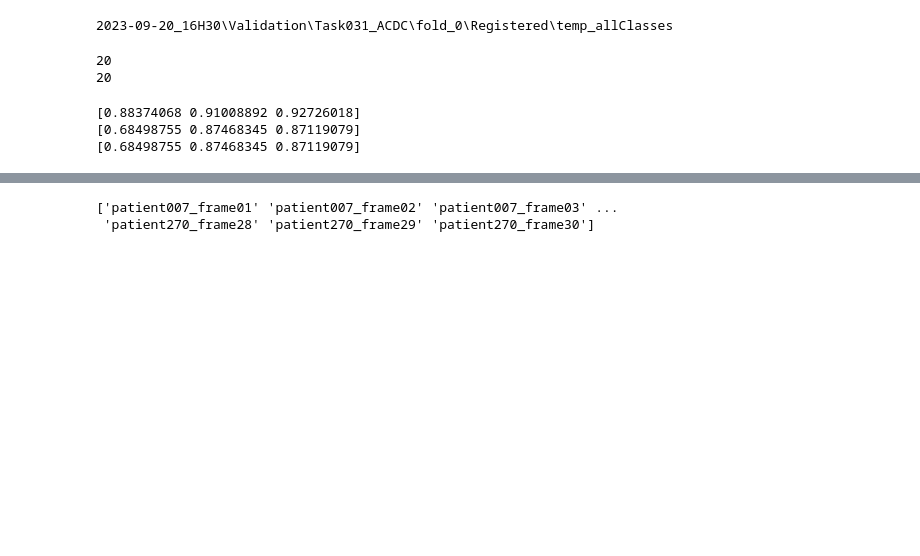
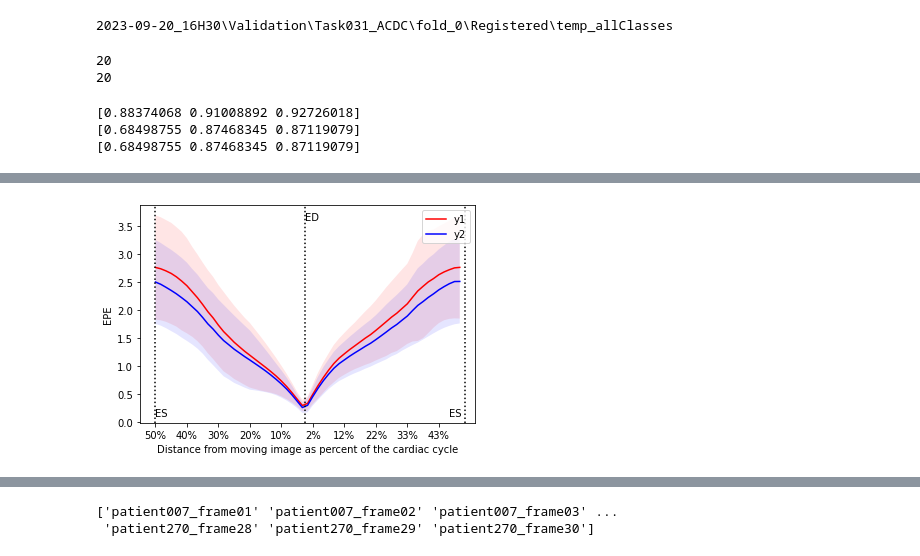
Before and after one commit to nicolas1805961/Cardiac-Segmentation-Optical-flow, a Jupyter notebook: nnunet/experiment.ipynb, the cells around one changed output, grey strips where cells are left out. Saved outputs shown, nothing was run; the diff lists cells and outputs as text; code cells hidden in the pictures; blank space fills up the shorter version.

```diff
--- a/nnunet/experiment.ipynb
+++ b/nnunet/experiment.ipynb
@@ -3311,0 +4697,99 @@ with open('list.txt', 'w') as f:
+# %%
+from scipy import interpolate
+import json
+import numpy as np
+import matplotlib.pyplot as plt
+from matplotlib.ticker import FormatStrFormatter
+
+with open(r"C:\Users\Portal\Documents\voxelmorph\2023-11-28_16H36\Task032_Lib\fold_0\Lib\val\Postprocessed\Flow\contour_metrics.json", 'rb') as f:
+    data = json.load(f)
+    patient_data_list_1 = data['all']
+
+with open(r"C:\Users\Portal\Documents\voxelmorph\2023-12-07_19H32\Task032_Lib\fold_0\Lib\val\Postprocessed\Flow\contour_metrics.json", 'rb') as f:
+    data = json.load(f)
+    patient_data_list_2 = data['all']
+
+all_data_1 = []
+all_data_2 = []
+for k in patient_data_list_1.keys():
+    all_data_1.extend(patient_data_list_1[k])
+    all_data_2.extend(patient_data_list_2[k])
+
+m = max([len(x['ENDO']) for x in all_data_1])
+
+y_new_1_list = []
+y_new_2_list = []
+for (patient_data_1, patient_data_2) in zip(all_data_1, all_data_2):
+    x = np.arange(0, len(patient_data_1['ENDO']))
+
+    y1_endo = patient_data_1['ENDO']
+    y2_endo = patient_data_2['ENDO']
+
+    y1_epi = patient_data_1['EPI']
+    y2_epi = patient_data_2['EPI']
+
+    y1_rv = patient_data_1['RV']
+    y2_rv = patient_data_2['RV']
+
+    y1 = np.stack([y1_endo, y1_epi, y1_rv], axis=0).mean(0)
+    y2 = np.stack([y2_endo, y2_epi, y2_rv], axis=0).mean(0)
+
+    f1 = interpolate.interp1d(x, y1)
+    f2 = interpolate.interp1d(x, y2)
+
+    x_new = np.linspace(0, len(patient_data_1['ENDO']) - 1, m)
+    y_new_1 = np.array(f1(x_new))
+    y_new_2 = np.array(f2(x_new))
+
+    y_new_1_list.append(y_new_1)
+    y_new_2_list.append(y_new_2)
+
+y1_arr = np.stack(y_new_1_list, axis=0)
+y2_arr = np.stack(y_new_2_list, axis=0)
+y1 = y1_arr.mean(0)
+y1_error = y1_arr.std(0)
+y2 = y2_arr.mean(0)
+y2_error = y2_arr.std(0)
+
+y1 = np.roll(y1, shift=len(y1)//2)
+y1_error = np.roll(y1_error, shift=len(y1_error)//2)
+y2 = np.roll(y2, shift=len(y2)//2)
+y2_error = np.roll(y2_error, shift=len(y2_error)//2)
+
+print(len(y1))
+print(len(y1_error))
+
+x1 = np.arange(1, len(y1)//2 + 1)
+x2 = np.arange(len(y1)//2 + 1, 0, step=-1)
+x1 = x1 / (2 * len(x1))
+x2 = x2 / (2 * len(x2))
+x = np.concatenate([x2, x1])
+print(len(y1))
+print(len(y2))
+print(len(x))
+print(len(x1))
+print(len(x2))
+print(x)
+
+x_axis = np.arange(len(y1))
+
+fig, ax = plt.subplots(1, 1)
+ax.set_xticks(np.arange(len(y1))[::6])
+ax.set_xticklabels([f'{s:.0%}' for s in x[::6]])
+ax.set_xlabel('Distance from moving image as percent of the cardiac cycle')
+ax.set_ylabel('EPE')
+ax.plot(y1, 'r', label='y1')
+#ax.errorbar(x_axis, y1, y1_error, linestyle='None', marker='^', label='T=2')
+ax.fill_between(x_axis, y1=y1 - y1_error, y2=y1 + y1_error, alpha=0.1, facecolor='r')
+ax.plot(y2, 'b', label='y2')
+#ax.errorbar(x_axis, y2, y2_error, linestyle='None', marker='^', label='T=12')
+ax.fill_between(x_axis, y2 - y2_error, y2 + y2_error, alpha=0.1, facecolor='b')
+ax.legend()
+ax.axvline(x=(len(x) - 2) / 2, ls=':', c='k')
+ax.axvline(x=0, ls=':', c='k')
+ax.axvline(x=len(x), ls=':', c='k')
+plt.text(0.0, 0.1, 'ES', fontsize = 10)
+plt.text(len(x)-3, 0.1, 'ES', fontsize = 10)
+plt.text((len(x) - 2) / 2, 3.6, 'ED', fontsize = 10)
+plt.savefig('suivi_de_points.png', dpi=600)
+# %% [output]
@@ -3311,0 +4813 @@ with open('list.txt', 'w') as f:
+[figure, added]
```
Also changed, not shown: parts of 105 cells of this notebook, 59 other files.
